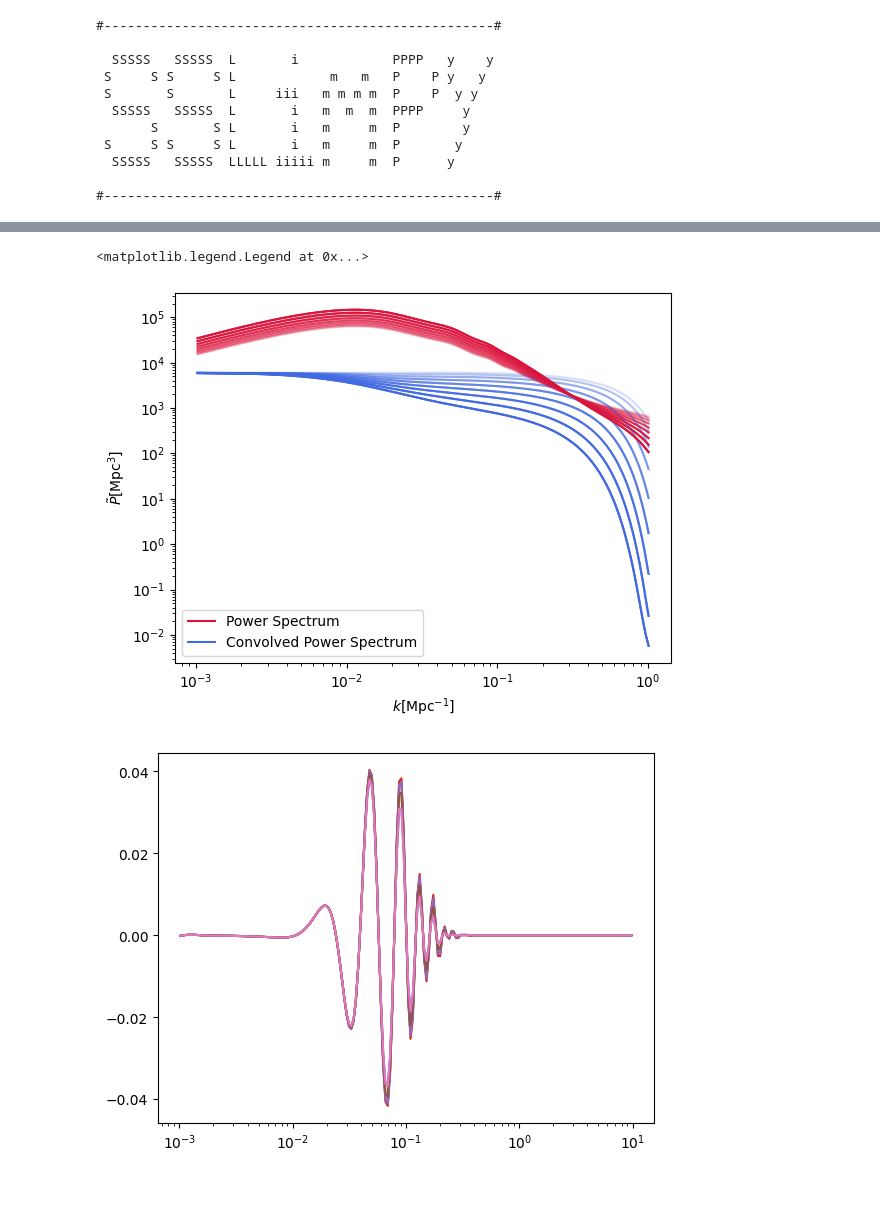
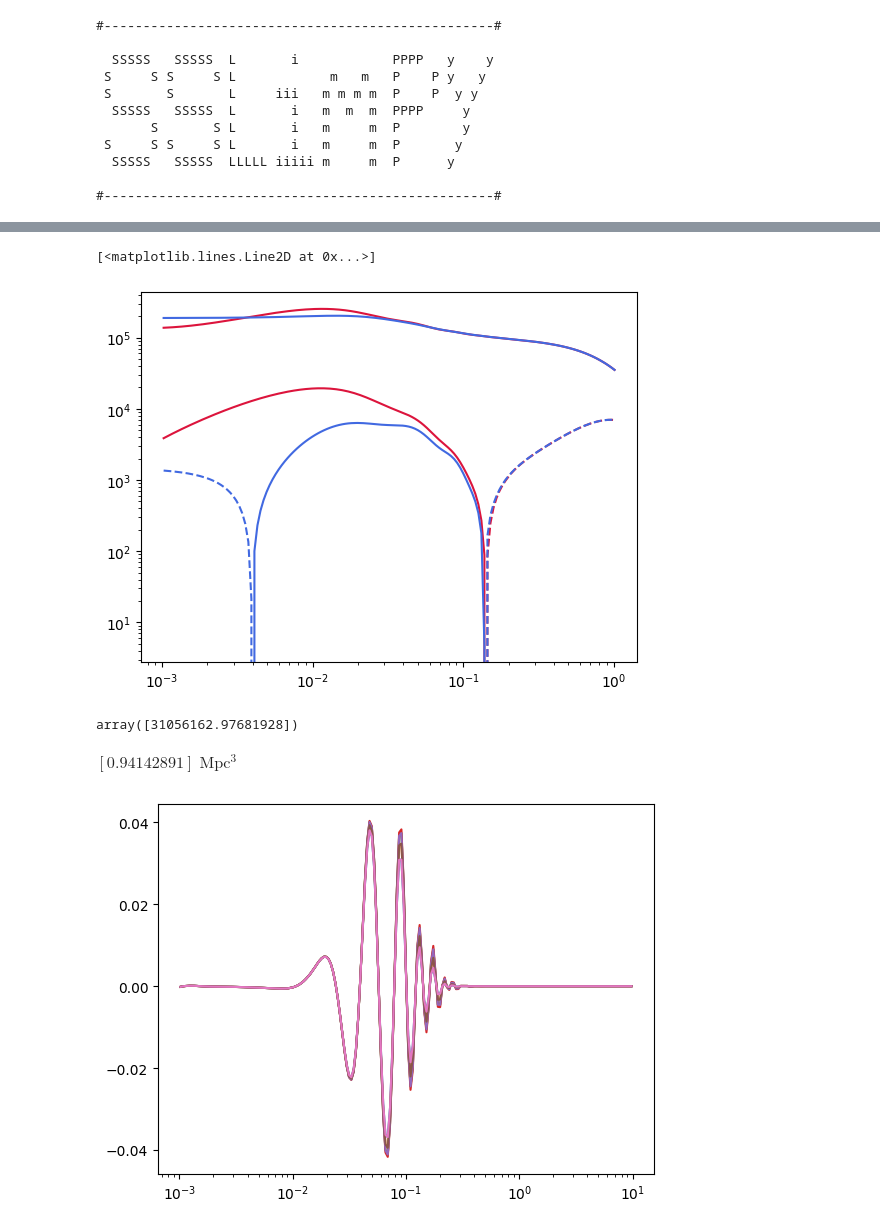
Before and after one commit to Sefa76/SSLimPy, a Jupyter notebook: SSLimPy.ipynb, the cells around one changed output, grey strips where cells are left out. Cells and saved outputs as stored; diff of their text form; code cells hidden in the pictures; blank space fills up the shorter version.

```diff
--- a/SSLimPy.ipynb
+++ b/SSLimPy.ipynb
@@ -74,20 +71,0 @@ pk_inter = RectBivariateSpline(np.log(k.value),mu,np.log(Pk[:,:,0].value))
-# %%
-deltaphi = np.linspace(-np.pi, np.pi)
-muq = copy.copy(mu)
-# Testing stuff
-q = 2e-2
-k = 7e-2
-
-kmq = np.empty((*mu.shape,*muq.shape,*deltaphi.shape))
-mukmq = np.empty_like(kmq)
-for imu, mui in enumerate(mu):
-    for imuq, muqi in enumerate(muq):
-        for idp, dpi in enumerate(deltaphi):
-            kmq[imu,imuq,idp] = np.sqrt(
-                k**2 + q**2 - 2 * q * k
-                * ( mui * muqi
-                + np.sqrt(1 - mui**2)
-                * np.sqrt(1 - muqi**2)
-                * np.cos(dpi))
-                )
-            mukmq[imu,imuq,idp] = (k*mui - q*muqi) / kmq[imu,imuq,idp]
@@ -118,18 +72,24 @@ Done!
-# %%
-Pconv = cov.convolved_Pk()
-# %%
-k = cov.powerspectrum.k
-
-for i in index:
-    plt.loglog(k[:150],Pk[:150,i*7,0], c="crimson", alpha=np.abs(mu[i*7]))
-    plt.loglog(k[:150],Pconv[:150,i*7,0], c="RoyalBlue", alpha=np.abs(mu[i*7]))
-plt.xlabel(r"$ k [\mathrm{Mpc}^{-1}] $")
-plt.ylabel(r"$ \tilde{P} [\mathrm{Mpc}^{3}] $")
-plt.plot([],[],c="crimson", label="Power Spectrum")
-plt.plot([],[],c="royalblue", label="Convolved Power Spectrum")
-plt.legend()
-# %% [output]
-<matplotlib.legend.Legend at 0x...>
-[figure, removed]
+# %%
+monopole_conv = trapezoid(Pconv[:,:,0],mu)
+monopole_theory = trapezoid(Pk[:,:,0],mu)
+qua_conv = trapezoid(legendre(2)(mu)*Pconv[:,:,0],mu)
+qua_theory = trapezoid(legendre(2)(mu)*Pk[:,:,0],mu)
+# %%
+
+plt.loglog(q[:150], monopole_theory[:150],c="crimson")
+plt.loglog(q[:150], qua_theory[:150],c="crimson")
+plt.loglog(q[:150], -qua_theory[:150],c="crimson",ls="--")
+
+
+plt.loglog(q[:150], monopole_conv[:150],c="RoyalBlue")
+plt.loglog(q[:150], qua_conv[:150],c="RoyalBlue")
+plt.loglog(q[:150], -qua_conv[:150],c="RoyalBlue",ls="--")
+# %% [output]
+[<matplotlib.lines.Line2D at 0x...>]
+[figure, added]
+# %%
+Vs
+# %% [output]
+array([31056162.97681928])
 # %%
 import SSLimPy.interface.config as cfg
@@ -146 +106,5 @@ Lparr = cov.Lfield(z_min, z_max)
+# %%
+(Lparr * Sfield) / Vs
+# %% [output]
+$[0.94142891] \; \mathrm{Mpc^{3}}$
 # %%
```
Also changed, not shown: parts of 24 cells of this notebook, 6 other files.
